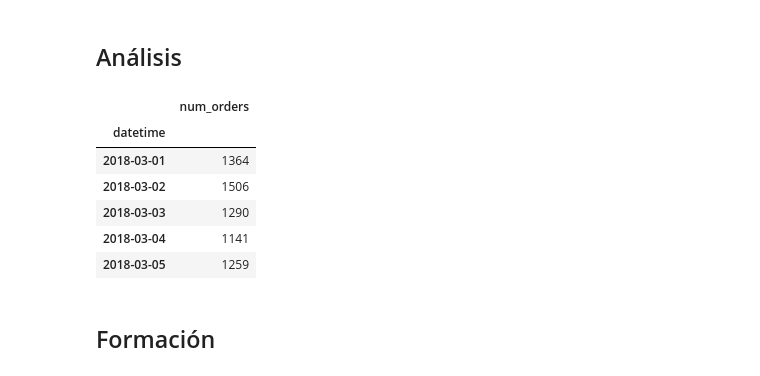
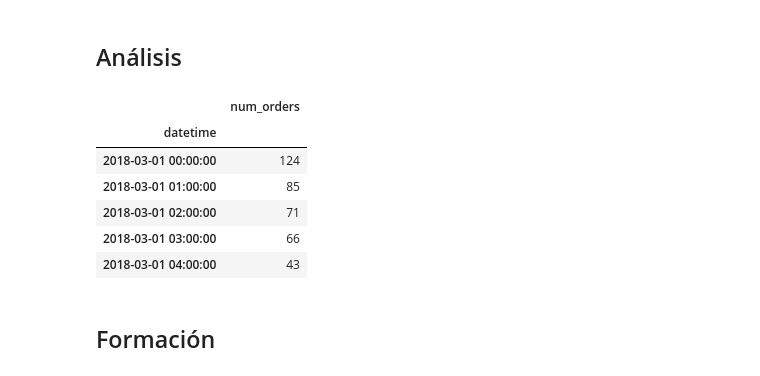
Before and after one commit to armodi97/time_series_13, a Jupyter notebook: Project_13.ipynb, the cells around one changed output. Drawn from its saved outputs; the diff is of its cells as text; code cells hidden in the pictures.

```diff
--- a/Project_13.ipynb
+++ b/Project_13.ipynb
@@ -35,7 +35,11 @@ from sklearn.ensemble import RandomForestRegressor
 import lightgbm as lgb
 from catboost import CatBoostRegressor
 # %%
-data = pd.read_csv("https://practicum-content.s3.us-west-1.amazonaws.com/datasets/taxi.csv?etag=11687de0e23962e5a11c9d8ae13eb630", index_col=0, parse_dates=[0])
+data = pd.read_csv(
+    "https://practicum-content.s3.us-west-1.amazonaws.com/datasets/taxi.csv?etag=11687de0e23962e5a11c9d8ae13eb630",
+    index_col=0,
+    parse_dates=[0],
+)
 # %%
 data
 # %% [output]
@@ -59,14 +63,14 @@ data
 data.isna().sum()
 np.random.seed(999)
 # %%
-data_day = data.resample("1D").sum()
-data_day.head()
+data_hour = data.resample("1H").sum()
+data_hour.head()
 # %% [output]
 |  | num_orders |
 | datetime |  |
-| 2018-03-01 | 1364 |
-| 2018-03-02 | 1506 |
-| 2018-03-03 | 1290 |
-| 2018-03-04 | 1141 |
-| 2018-03-05 | 1259 |
+| 2018-03-01 00:00:00 | 124 |
+| 2018-03-01 01:00:00 | 85 |
+| 2018-03-01 02:00:00 | 71 |
+| 2018-03-01 03:00:00 | 66 |
+| 2018-03-01 04:00:00 | 43 |
 # %%
```
Also changed, not shown: parts of 10 cells of this notebook, 4 other files.
